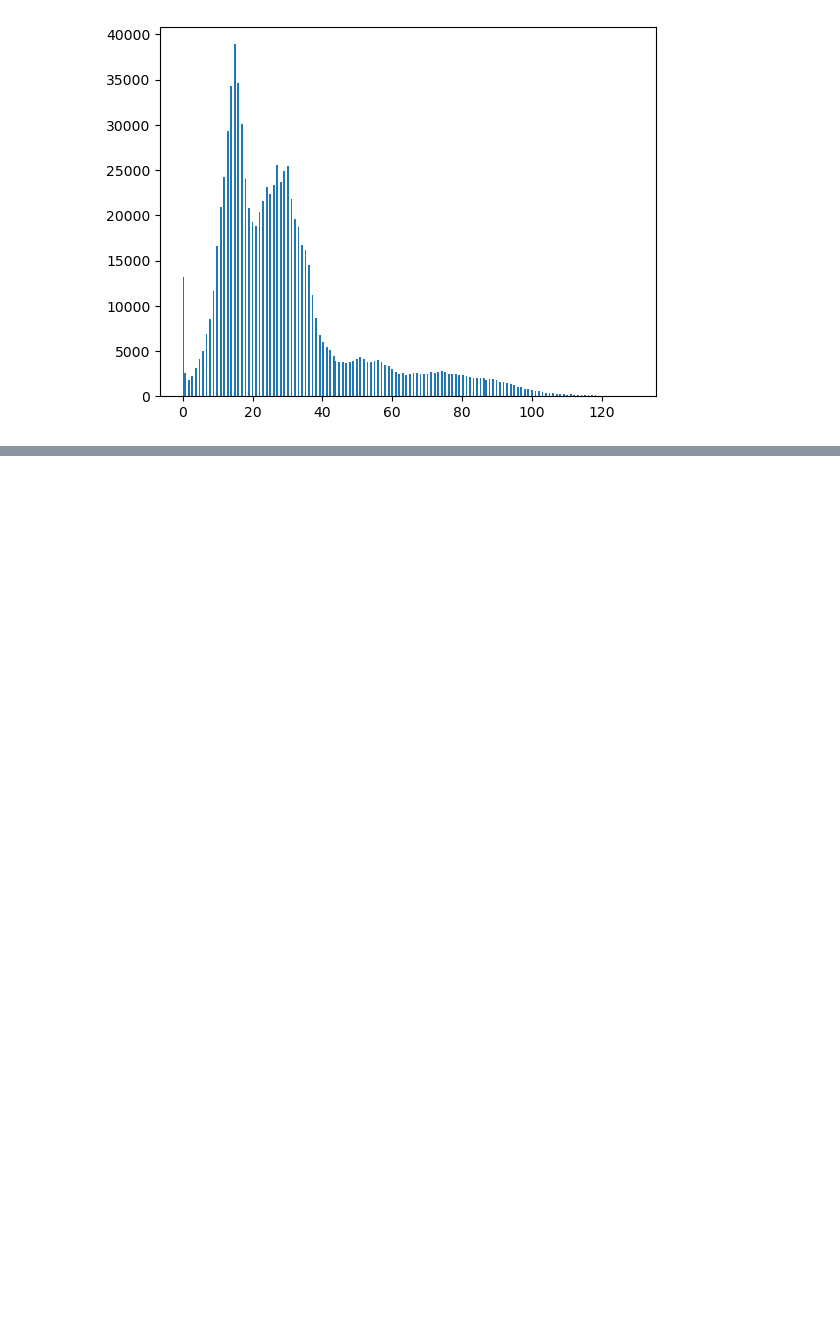
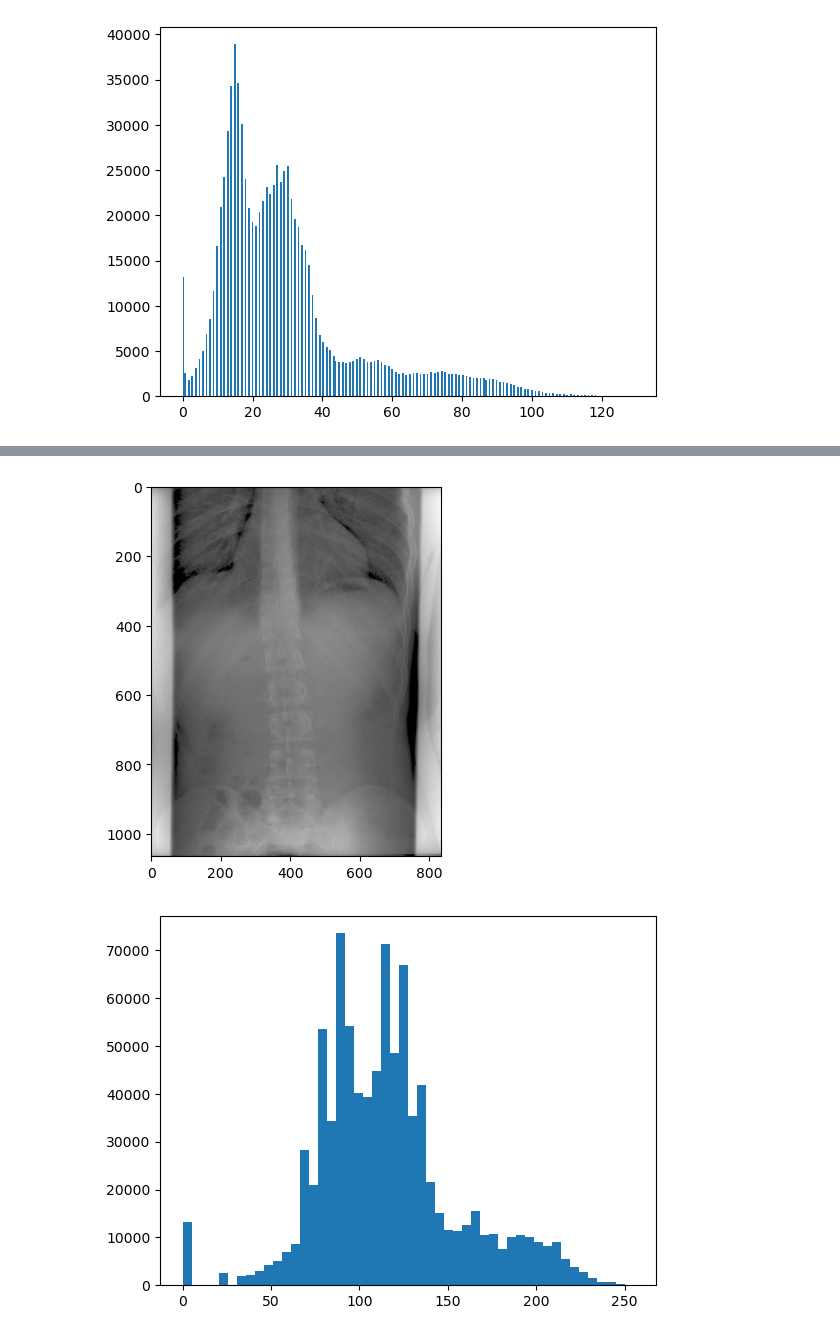
Before and after one commit to dsp-pa/digital-image-processing-python-pub, a Jupyter notebook: paim lab 05 combinacion.ipynb, the cells around one changed output, grey strips where cells are left out. Drawn from its saved outputs; the diff is of its cells as text; code cells hidden in the pictures; blank space fills up the shorter version.

```diff
--- a/paim lab 05 combinacion.ipynb
+++ b/paim lab 05 combinacion.ipynb
@@ -73,0 +108,12 @@ plt.hist(A.ravel(), 255)
+# %%
+C = B ** 0.5
+C = normalize_image(C)
+plt.imshow(C, cmap="gray")
+
+Image.fromarray(C.astype(np.uint8)).save("lab05_C.png")
+plt.figure()
+
+plt.hist(C.flatten(), 50);
+# %% [output]
+[figure, added]
+[figure, added]
```
Also changed, not shown: parts of 7 cells of this notebook, 7 other files.
